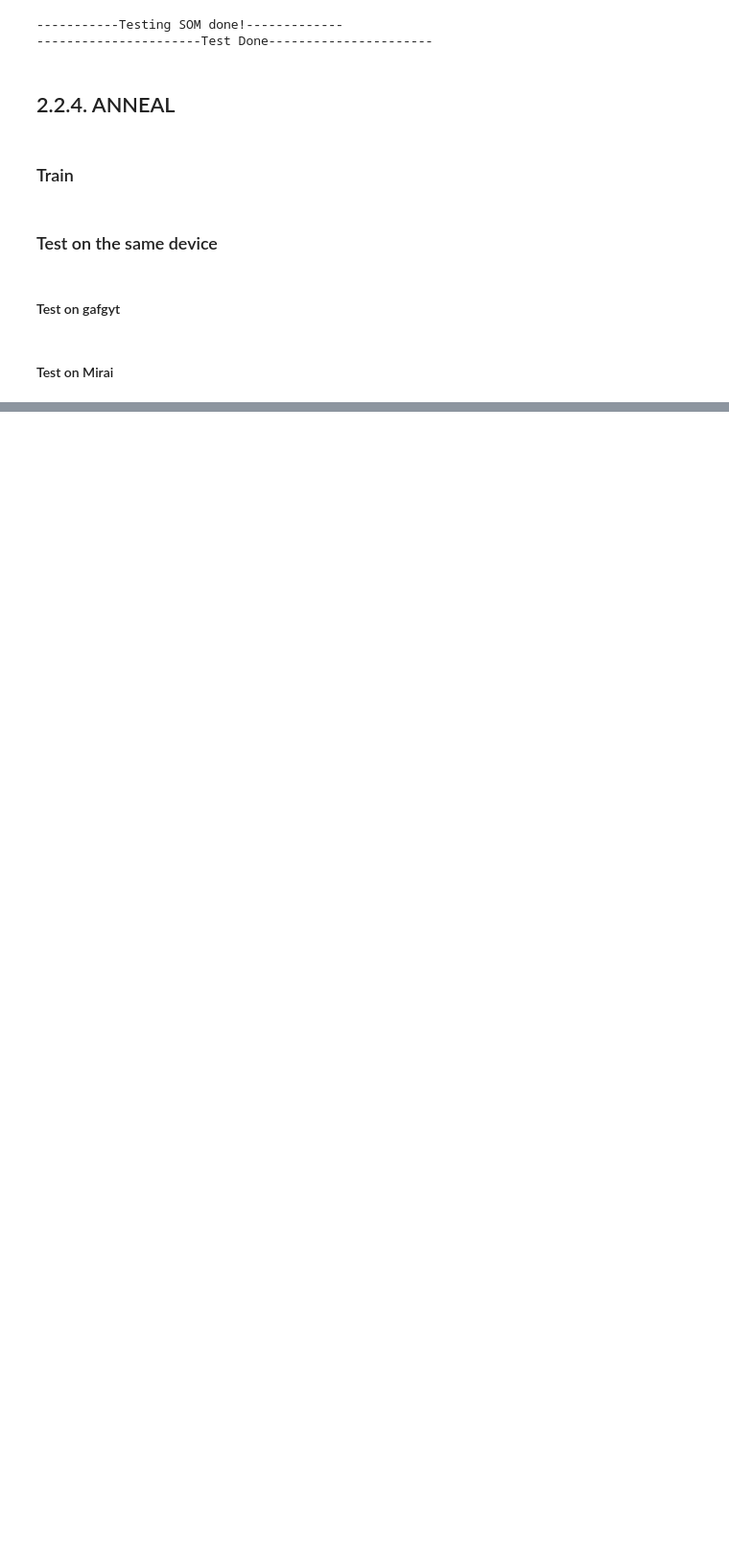
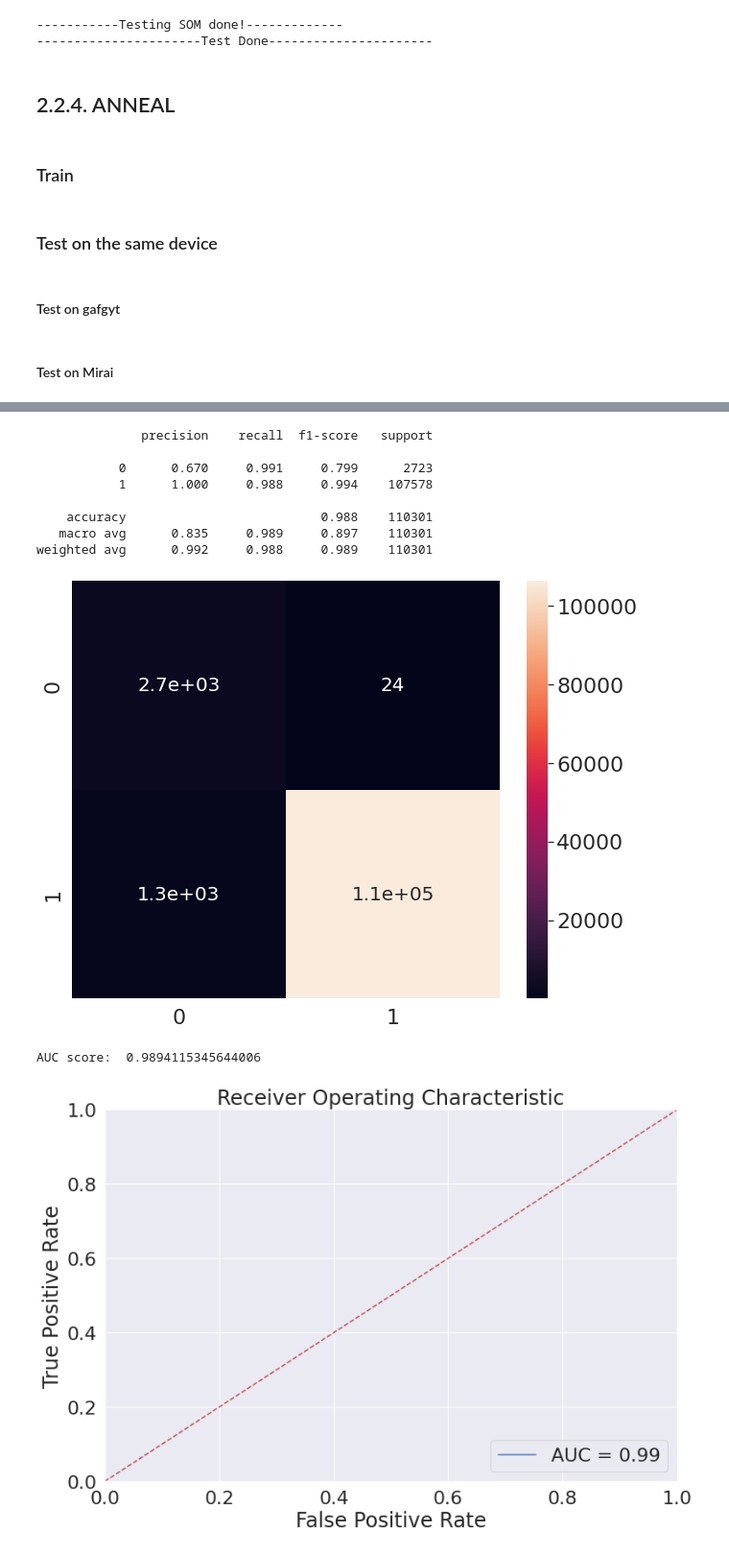
Before and after one commit to ladin157/SOM-KNN-IoT_AD, a Jupyter notebook: v2-notebooks/D2.ipynb, the cells around one changed output, grey strips where cells are left out. Shown at 96% size. Cells and saved outputs as stored; diff of their text form; code cells hidden in the pictures; blank space fills up the shorter version.

```diff
--- a/v2-notebooks/D2.ipynb
+++ b/v2-notebooks/D2.ipynb
@@ -1004,0 +1083,15 @@ AUC score:  0.9980640288623314
+# %%
+# on Mirai
+classify_test(clf=clf, X_test=X_test_mirai, y_test=y_test_mirai)
+# %% [output]
+              precision    recall  f1-score   support
+
+           0      0.670     0.991     0.799      2723
+           1      1.000     0.988     0.994    107578
+
+    accuracy                          0.988    110301
+   macro avg      0.835     0.989     0.897    110301
+weighted avg      0.992     0.988     0.989    110301
+[figure, added]
+AUC score:  0.9894115345644006
+[figure, added]
```
Also changed, not shown: parts of 61 cells of this notebook, 11 other files.
